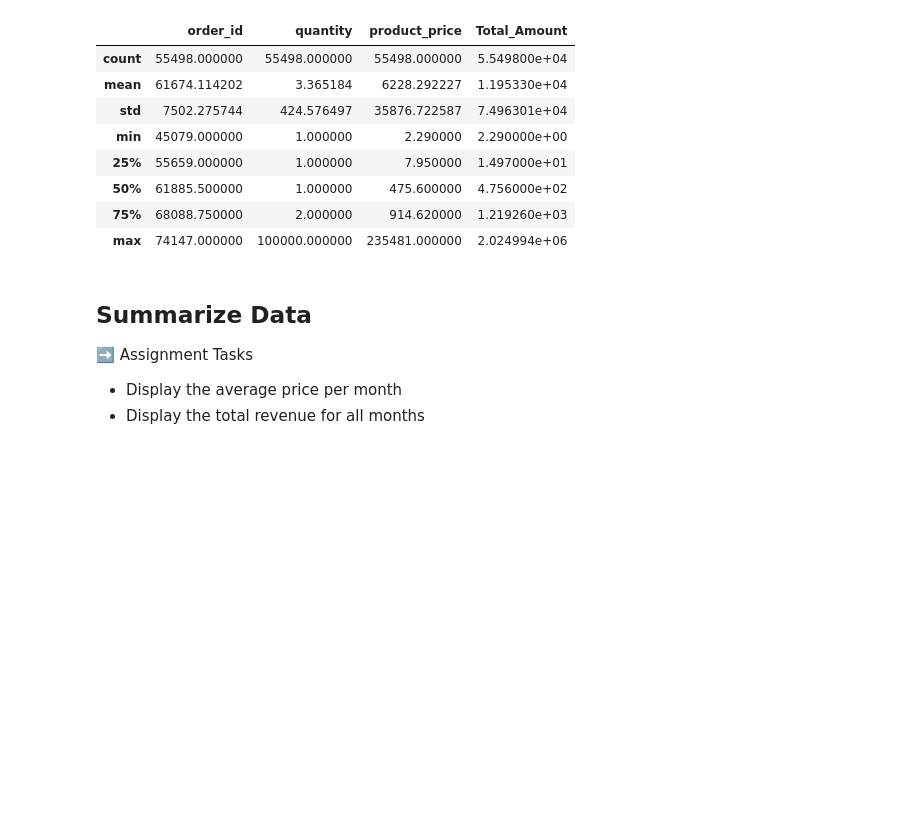
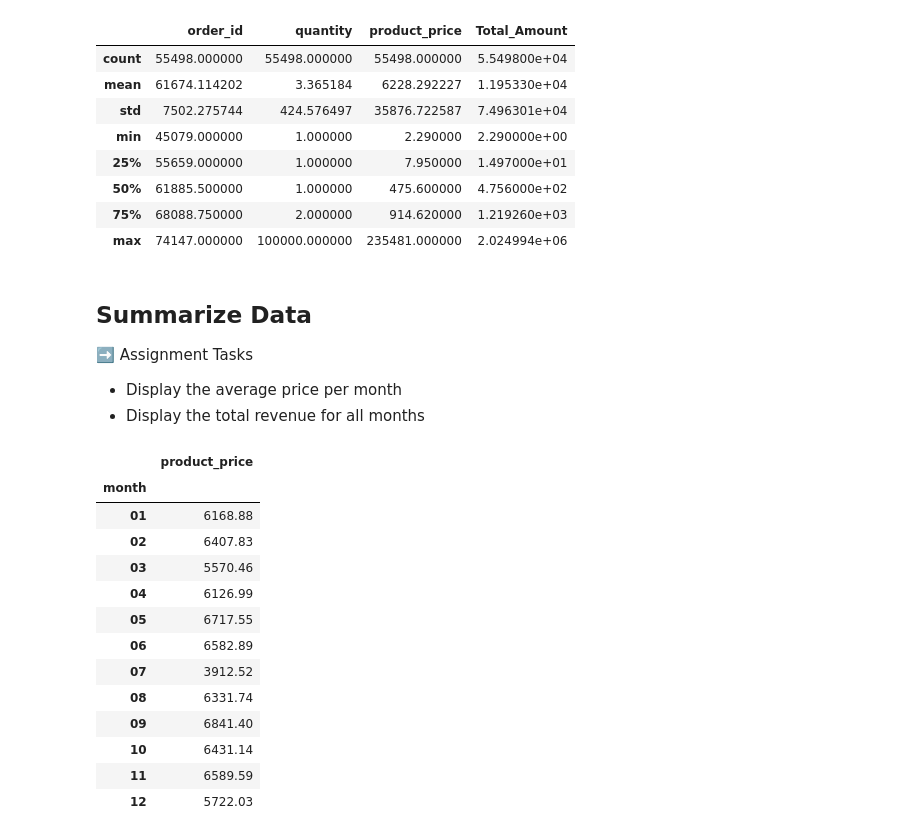
Before and after one commit to BBloxham1/is4487, a Jupyter notebook: Labs/Scripts/lab3_retailer_intro.ipynb, the cells around one changed output. Saved outputs shown, nothing was run; the diff lists cells and outputs as text; code cells hidden in the pictures; blank space fills up the shorter version.

```diff
--- a/Labs/Scripts/lab3_retailer_intro.ipynb
+++ b/Labs/Scripts/lab3_retailer_intro.ipynb
@@ -71,2 +69,21 @@ df.dropna(inplace=True)
+# %%
+#average price per month
+df['month'] = df['order_year_month'].str[-2:]
+df[['product_price','month']].groupby('month').mean().round(2)
+# %% [output]
+|  | product_price |
+| month |  |
+| 01 | 6168.88 |
+| 02 | 6407.83 |
+| 03 | 5570.46 |
+| 04 | 6126.99 |
+| 05 | 6717.55 |
+| 06 | 6582.89 |
+| 07 | 3912.52 |
+| 08 | 6331.74 |
+| 09 | 6841.40 |
+| 10 | 6431.14 |
+| 11 | 6589.59 |
+| 12 | 5722.03 |
 # %%
 #total revenue
```
Also changed, not shown: parts of 1 cell of this notebook.
